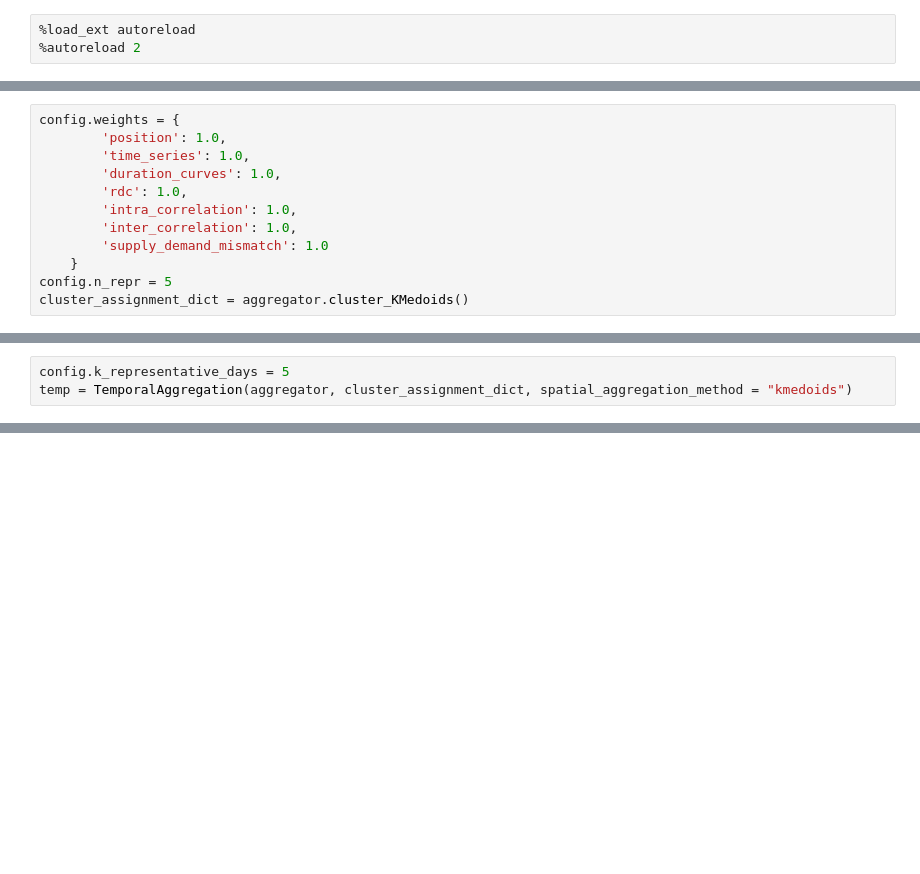
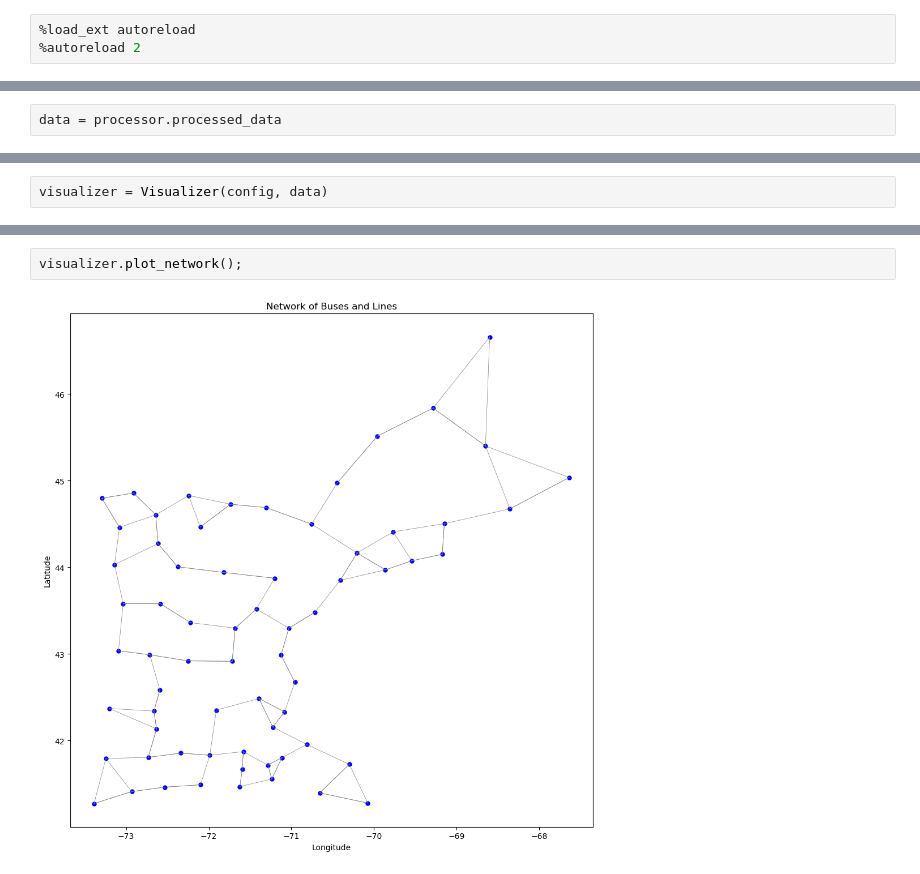
Before and after one commit to gduguey/GridCluster, a Jupyter notebook: demo/demo.ipynb, the cells around one changed output, grey strips where cells are left out. Cells and saved outputs as stored; diff of their text form; blank space fills up the shorter version.

```diff
--- a/demo/demo.ipynb
+++ b/demo/demo.ipynb
@@ -107,0 +52,2 @@ Details:
+# %%
+data = processor.processed_data
@@ -156,12 +59,0 @@ dict_keys(['duration_curves_distance', 'inter_correlation_distance', 'intra_corr
-# %%
-config.weights = {
-        'position': 1.0,
-        'time_series': 1.0,
-        'duration_curves': 1.0,
-        'rdc': 1.0,
-        'intra_correlation': 1.0,
-        'inter_correlation': 1.0,
-        'supply_demand_mismatch': 1.0
-    }
-config.n_repr = 5
-cluster_assignment_dict = aggregator.cluster_KMedoids()
@@ -183,3 +59,0 @@ visualizer.plot_map(aggregation_method='kmedoids')
-# %%
-config.k_representative_days = 5
-temp = TemporalAggregation(aggregator, cluster_assignment_dict, spatial_aggregation_method = "kmedoids")
@@ -189,0 +74,2 @@ Representative days: [114, 136, 172, 246, 295]
+# %%
+visualizer = Visualizer(config, data)
@@ -189,0 +80,4 @@ Representative days: [114, 136, 172, 246, 295]
+# %%
+visualizer.plot_network();
+# %% [output]
+[figure, added]
```
Also changed, not shown: parts of 32 cells of this notebook, 4 other files.
